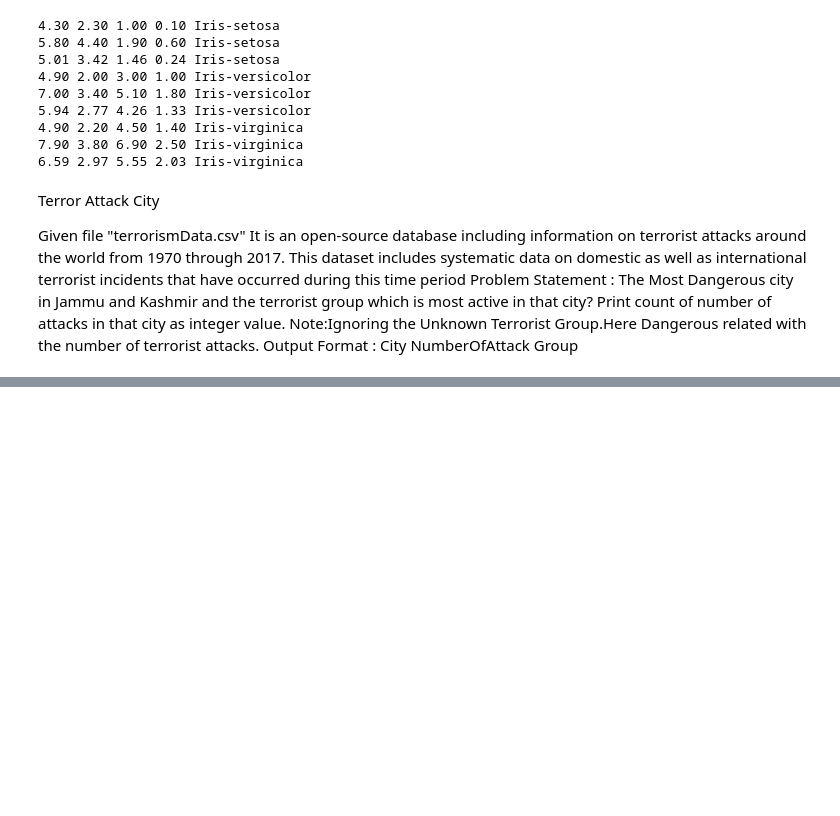
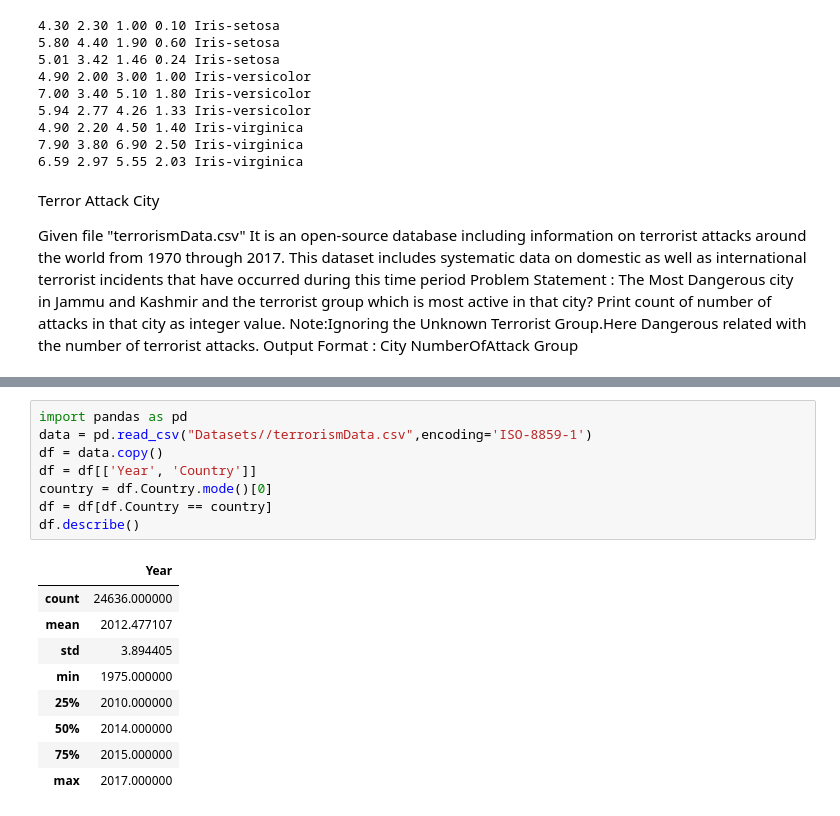
Before and after one commit to Xicoat/DataScienceCourse, a Jupyter notebook: 12_Pandas/Pandas.ipynb, the cells around one changed output, grey strips where cells are left out. Saved outputs shown, nothing was run; the diff lists cells and outputs as text; blank space fills up the shorter version.

```diff
--- a/12_Pandas/Pandas.ipynb
+++ b/12_Pandas/Pandas.ipynb
@@ -547,0 +730,18 @@ City NumberOfAttack Group
+# %%
+import pandas as pd
+data = pd.read_csv("Datasets//terrorismData.csv",encoding='ISO-8859-1')
+df = data.copy()
+df = df[['Year', 'Country']]
+country = df.Country.mode()[0]
+df = df[df.Country == country]
+df.describe()
+# %% [output]
+|  | Year |
+| count | 24636.000000 |
+| mean | 2012.477107 |
+| std | 3.894405 |
+| min | 1975.000000 |
+| 25% | 2010.000000 |
+| 50% | 2014.000000 |
+| 75% | 2015.000000 |
+| max | 2017.000000 |
```
Also changed, not shown: parts of 17 cells of this notebook.
